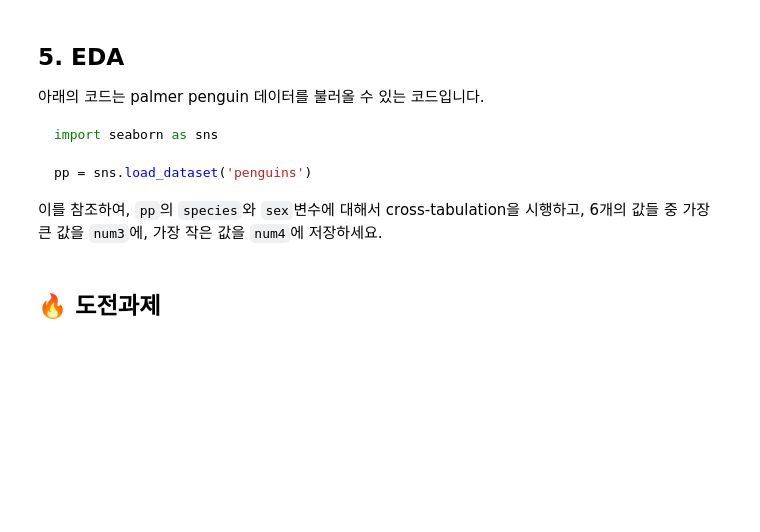
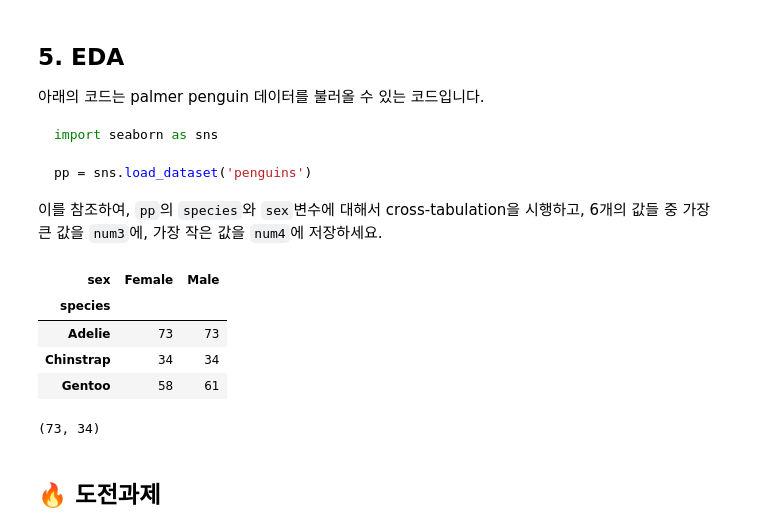
Before and after one commit to seahahn/game-company-data-analysis, a Jupyter notebook: n111-eda/n111a_eda.ipynb, the cells around one changed output. Cells and saved outputs as stored; diff of their text form; code cells hidden in the pictures; blank space fills up the shorter version.

```diff
--- a/n111-eda/n111a_eda.ipynb
+++ b/n111-eda/n111a_eda.ipynb
@@ -124,3 +161,24 @@ pp = sns.load_dataset('penguins')
+# %%
+import seaborn as sns
+
+pp = sns.load_dataset('penguins')
+
+# cross-tabulation 시행
+cross = pd.crosstab(index = pp['species'], columns=pp['sex'])
+cross
+# %% [output]
+| sex | Female | Male |
+| species |  |  |
+| Adelie | 73 | 73 |
+| Chinstrap | 34 | 34 |
+| Gentoo | 58 | 61 |
+# %%
+num3 = cross.to_numpy().max()
+num4 = cross.to_numpy().min()
+
+num3, num4
+# %% [output]
+(73, 34)
 # %% [markdown]
 ## 🔥 도전과제
 # %% [markdown]
```
Also changed, not shown: parts of 15 cells of this notebook.
